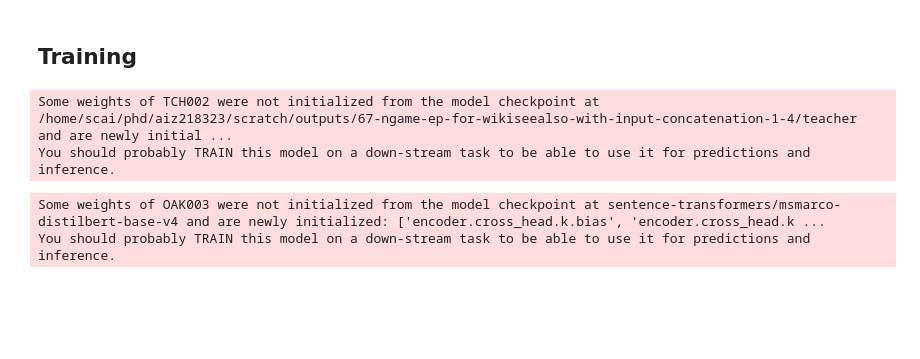
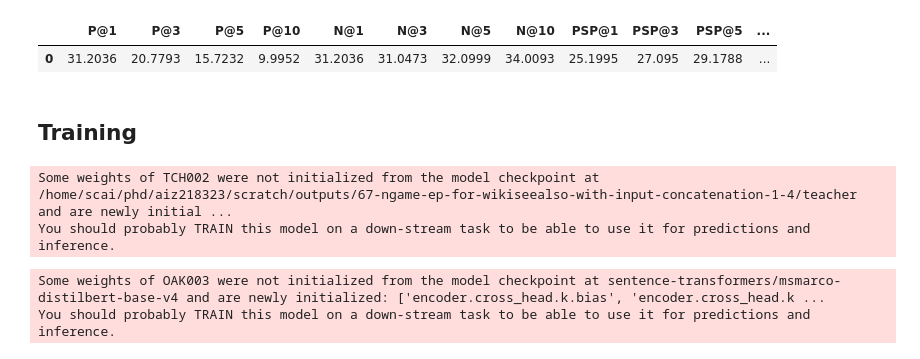
Before and after one commit to suchith720/xc_nlg, a Jupyter notebook: nbs/86-distillation-for-wikiseealso-with-oak.ipynb, the cells around one changed output. Saved outputs shown, nothing was run; the diff lists cells and outputs as text; code cells hidden in the pictures; blank space fills up the shorter version.

```diff
--- a/nbs/86-distillation-for-wikiseealso-with-oak.ipynb
+++ b/nbs/86-distillation-for-wikiseealso-with-oak.ipynb
@@ -19,3 +21,10 @@ from xclib.utils.sparse import retain_topk
+# %%
+mm = {'test_loss': 0.01858418621122837, 'test_P@1': 0.31203560262513025, 'test_P@10': 0.09995211672259655, 'test_P@3': 0.20779276868618216, 'test_P@5': 0.15723178322975181, 'test_N@1': 0.31203559041023254, 'test_N@10': 0.340093195438385, 'test_N@3': 0.31047287583351135, 'test_N@5': 0.3209989368915558, 'test_PSP@1': 0.2519946678997244, 'test_PSP@10': 0.33508594871269065, 'test_PSP@3': 0.2709502810292651, 'test_PSP@5': 0.2917879189664694, 'test_PSN@1': 0.25199466943740845, 'test_PSN@10': 0.3138096332550049, 'test_PSN@3': 0.2754184603691101, 'test_PSN@5': 0.29206395149230957, 'test_R@200': 0.5681039232401093, 'test_R@10': 0.3878999434335421, 'test_R@100': 0.5342460762489158, 'test_runtime': 4884.3592, 'test_samples_per_second': 36.344, 'test_steps_per_second': 0.364}
+
+display_metric(mm)
+# %% [output]
+|  | P@1 | P@3 | P@5 | P@10 | N@1 | N@3 | N@5 | N@10 | PSP@1 | PSP@3 | PSP@5 | ... |
+| 0 | 31.2036 | 20.7793 | 15.7232 | 9.9952 | 31.2036 | 31.0473 | 32.0999 | 34.0093 | 25.1995 | 27.095 | 29.1788 | ... |
 # %%
 os.environ['WANDB_MODE'] = 'disabled'
 # %%
```
Also changed, not shown: parts of 5 cells of this notebook, 12 other files.
